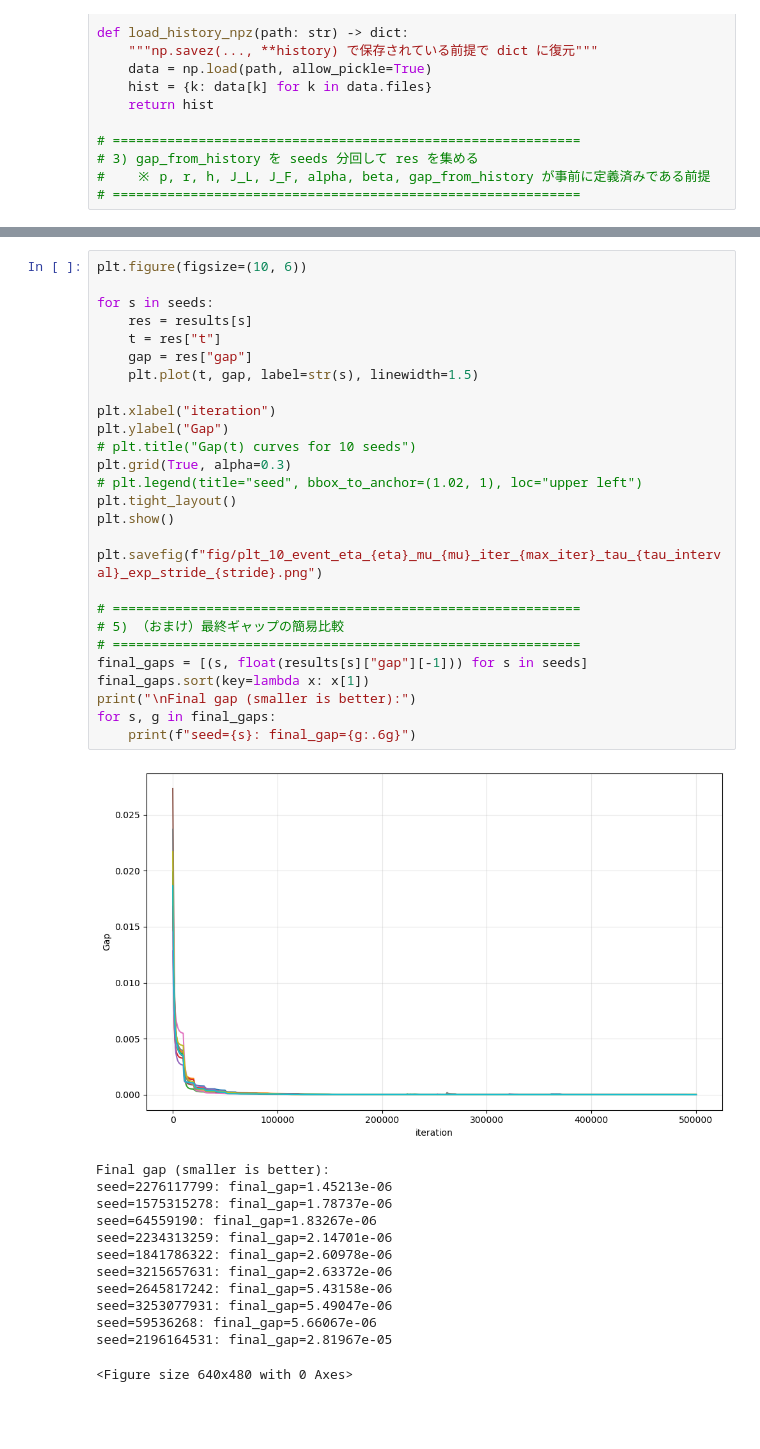
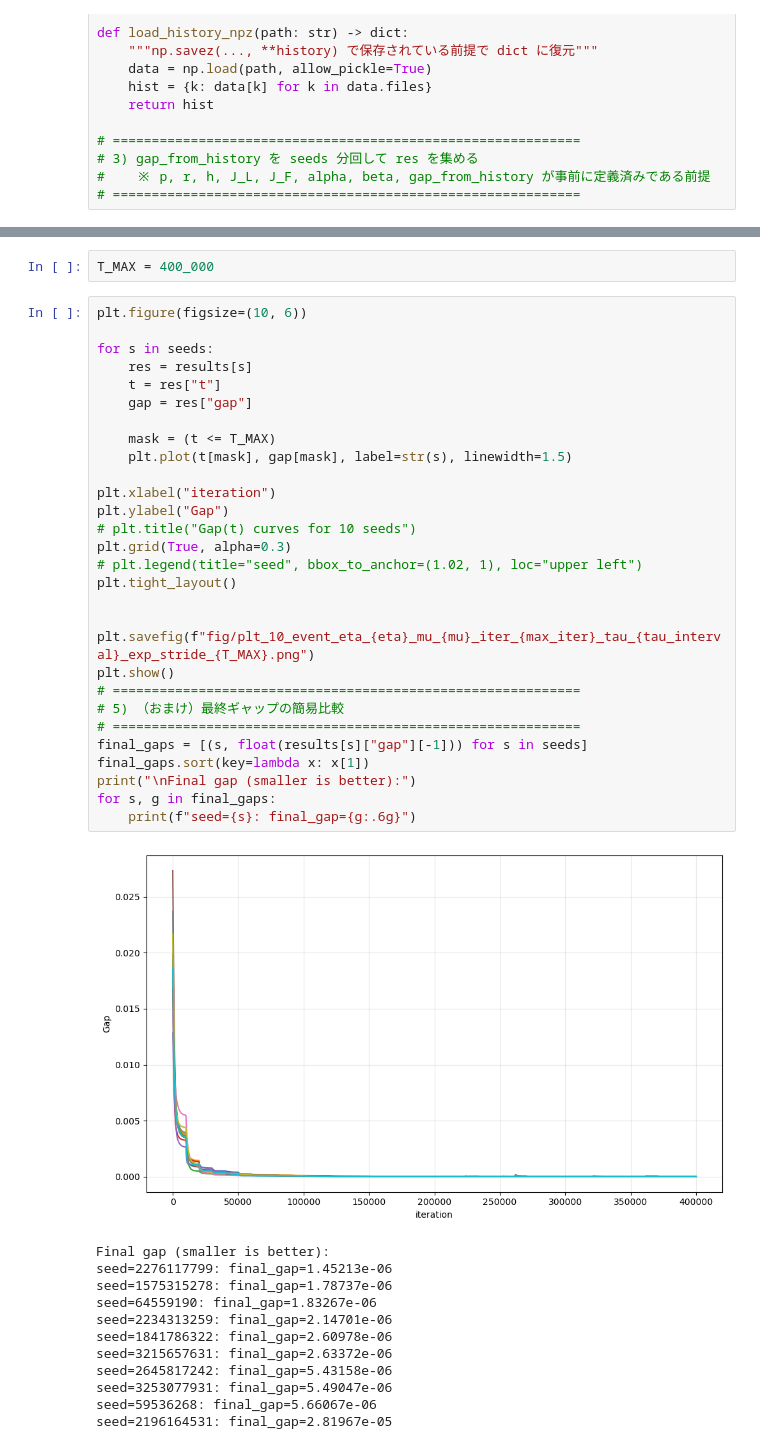
Before and after one commit to datty00725/allocate-probrem, a Jupyter notebook: mutation_lambda/plot_10_event_once.ipynb, the cells around one changed output, grey strips where cells are left out. Drawn from its saved outputs; the diff is of its cells as text; blank space fills up the shorter version.

```diff
--- a/mutation_lambda/plot_10_event_once.ipynb
+++ b/mutation_lambda/plot_10_event_once.ipynb
@@ -164,35 +164,39 @@ seed=3253077931 -> history\history_seed_3253077931_eta_0.01_mu_0.05_iter_500000_
 seed=2276117799 -> history\history_seed_2276117799_eta_0.01_mu_0.05_iter_500000_tau_10000_exp.npz
 seed=2196164531 -> history\history_seed_2196164531_eta_0.01_mu_0.05_iter_500000_tau_10000_exp.npz
 seed=2645817242 -> history\history_seed_2645817242_eta_0.01_mu_0.05_iter_500000_tau_10000_exp.npz
+# %%
+T_MAX = 400_000
 # %%
 plt.figure(figsize=(10, 6))
 
 for s in seeds:
     res = results[s]
     t = res["t"]
     gap = res["gap"]
-    plt.plot(t, gap, label=str(s), linewidth=1.5)
+
+    mask = (t <= T_MAX)
+    plt.plot(t[mask], gap[mask], label=str(s), linewidth=1.5)
 
 plt.xlabel("iteration")
 plt.ylabel("Gap")
 # plt.title("Gap(t) curves for 10 seeds")
 plt.grid(True, alpha=0.3)
 # plt.legend(title="seed", bbox_to_anchor=(1.02, 1), loc="upper left")
 plt.tight_layout()
+
+
+plt.savefig(f"fig/plt_10_event_eta_{eta}_mu_{mu}_iter_{max_iter}_tau_{tau_interval}_exp_stride_{T_MAX}.png")
 plt.show()
-
-plt.savefig(f"fig/plt_10_event_eta_{eta}_mu_{mu}_iter_{max_iter}_tau_{tau_interval}_exp_stride_{stride}.png")
-
 # ============================================================
 # 5) （おまけ）最終ギャップの簡易比較
 # ============================================================
 final_gaps = [(s, float(results[s]["gap"][-1])) for s in seeds]
 final_gaps.sort(key=lambda x: x[1])
 print("\nFinal gap (smaller is better):")
 for s, g in final_gaps:
     print(f"seed={s}: final_gap={g:.6g}")
 # %% [output]
-[figure, old version]
+[figure, new version]
 Final gap (smaller is better):
 seed=2276117799: final_gap=1.45213e-06
 seed=1575315278: final_gap=1.78737e-06
@@ -204,4 +208,3 @@ seed=2645817242: final_gap=5.43158e-06
 seed=3253077931: final_gap=5.49047e-06
 seed=59536268: final_gap=5.66067e-06
 seed=2196164531: final_gap=2.81967e-05
-<Figure size 640x480 with 0 Axes>
```
Also changed, not shown: 2 other files.
